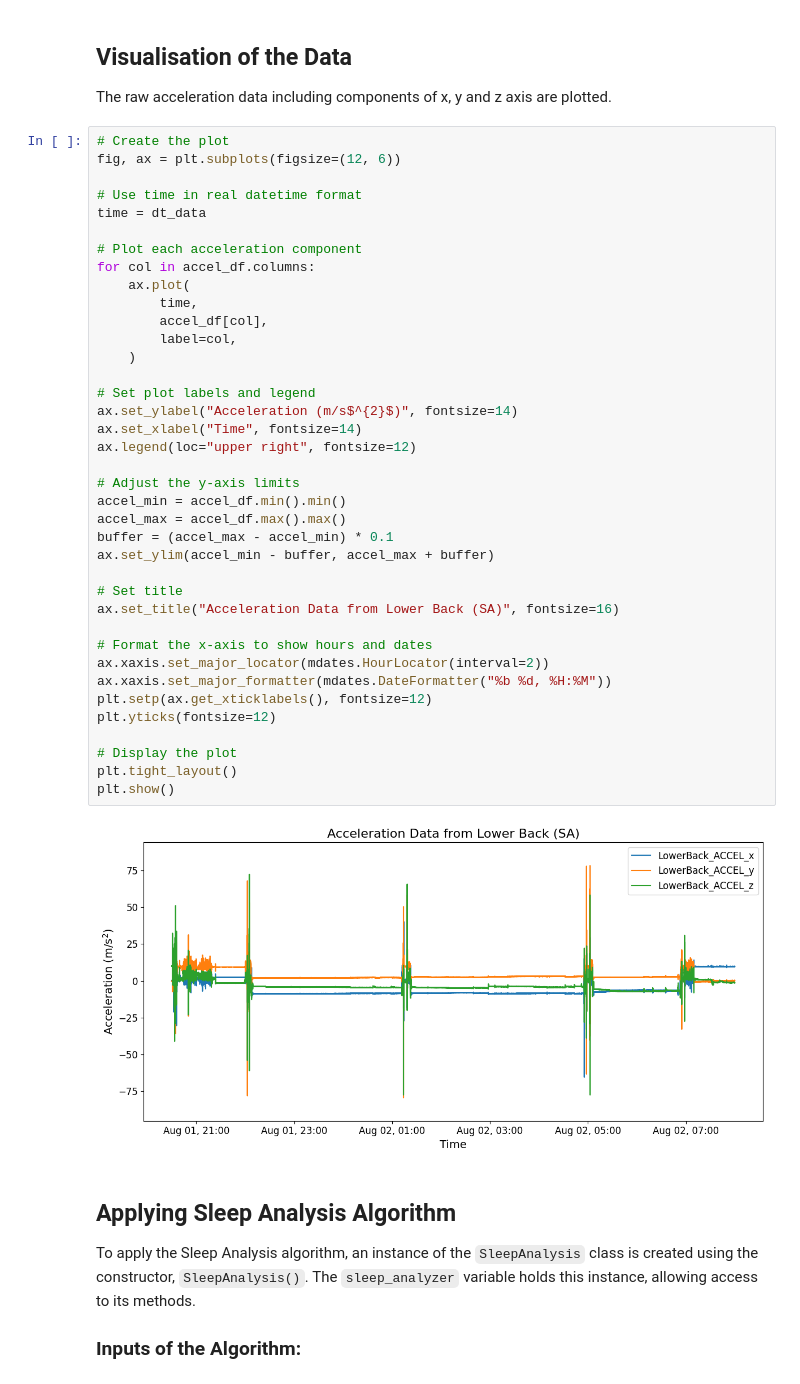
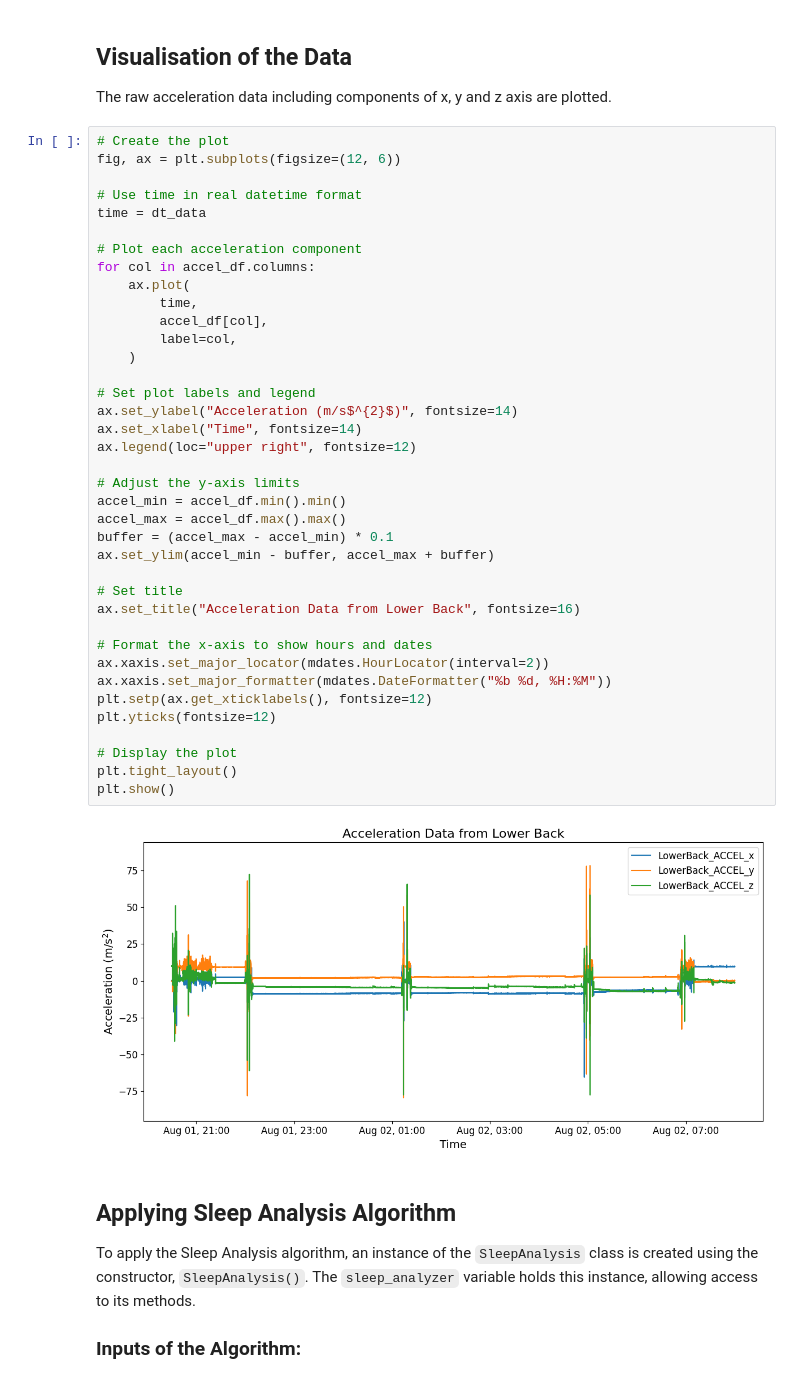
Before and after one commit to neurogeriatricskiel/KielMAT, a Jupyter notebook: examples/modules_06_sa.ipynb, the cells around one changed output. Cells and saved outputs as stored; diff of their text form.

```diff
--- a/examples/modules_09_sa.ipynb
+++ b/examples/modules_06_sa.ipynb
@@ -125,35 +125,35 @@ time = dt_data
 for col in accel_df.columns:
     ax.plot(
         time,
         accel_df[col],
         label=col,
     )
 
 # Set plot labels and legend
 ax.set_ylabel("Acceleration (m/s$^{2}$)", fontsize=14)
 ax.set_xlabel("Time", fontsize=14)
 ax.legend(loc="upper right", fontsize=12)
 
 # Adjust the y-axis limits
 accel_min = accel_df.min().min()
 accel_max = accel_df.max().max()
 buffer = (accel_max - accel_min) * 0.1
 ax.set_ylim(accel_min - buffer, accel_max + buffer)
 
 # Set title
-ax.set_title("Acceleration Data from Lower Back (SA)", fontsize=16)
+ax.set_title("Acceleration Data from Lower Back", fontsize=16)
 
 # Format the x-axis to show hours and dates
 ax.xaxis.set_major_locator(mdates.HourLocator(interval=2))
 ax.xaxis.set_major_formatter(mdates.DateFormatter("%b %d, %H:%M"))
 plt.setp(ax.get_xticklabels(), fontsize=12)
 plt.yticks(fontsize=12)
 
 # Display the plot
 plt.tight_layout()
 plt.show()
 # %% [output]
-[figure, old version]
+[figure, new version]
 # %% [markdown]
 ## Applying Sleep Analysis Algorithm
 
```
Also changed, not shown: 10 other files.
